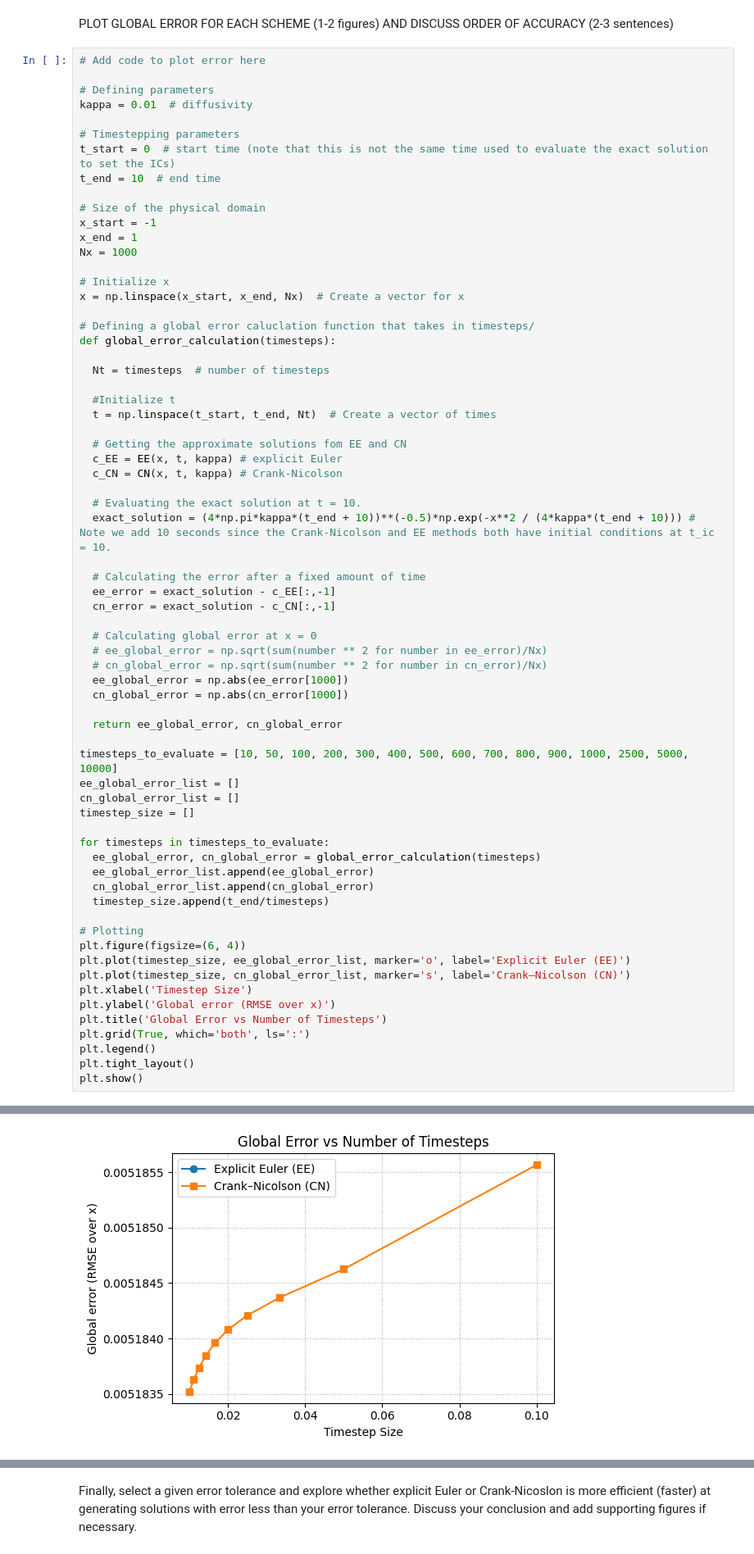
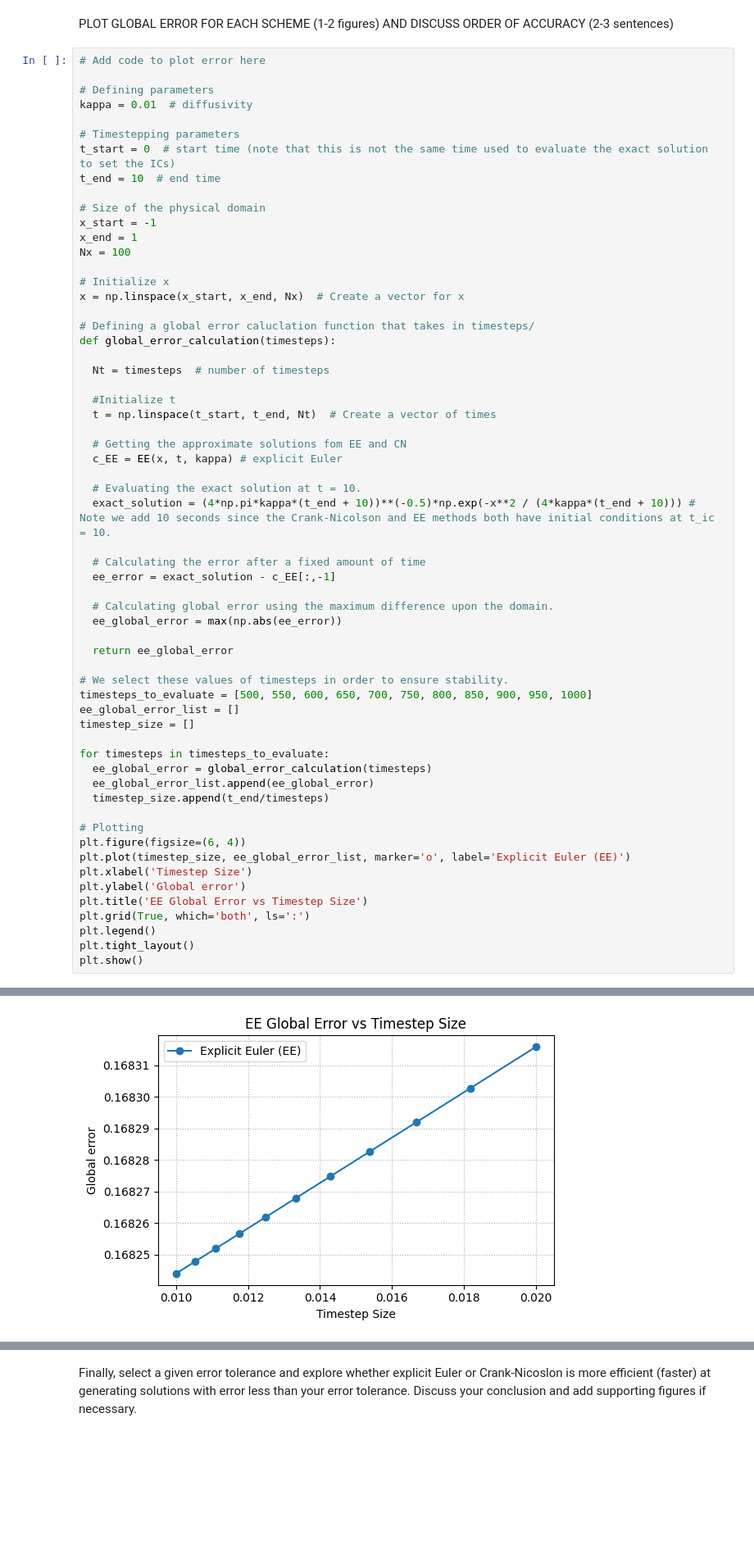
Before and after one commit to vantran1/QCES, a Jupyter notebook: Project1_numerical_methods.ipynb, the cells around one changed output, grey strips where cells are left out. Shown at 82% size. Drawn from its saved outputs; the diff is of its cells as text; blank space fills up the shorter version.

```diff
--- a/Project1_numerical_methods.ipynb
+++ b/Project1_numerical_methods.ipynb
@@ -436,7 +436,7 @@ t_end = 10  # end time
 # Size of the physical domain
 x_start = -1
 x_end = 1
-Nx = 1000
+Nx = 100
 
 # Initialize x
 x = np.linspace(x_start, x_end, Nx)  # Create a vector for x
@@ -451,41 +451,34 @@ def global_error_calculation(timesteps):
 
   # Getting the approximate solutions fom EE and CN
   c_EE = EE(x, t, kappa) # explicit Euler
-  c_CN = CN(x, t, kappa) # Crank-Nicolson
 
   # Evaluating the exact solution at t = 10.
   exact_solution = (4*np.pi*kappa*(t_end + 10))**(-0.5)*np.exp(-x**2 / (4*kappa*(t_end + 10))) # Note we add 10 seconds since the Crank-Nicolson and EE methods both have initial conditions at t_ic = 10.
 
   # Calculating the error after a fixed amount of time
   ee_error = exact_solution - c_EE[:,-1]
-  cn_error = exact_solution - c_CN[:,-1]
 
-  # Calculating global error at x = 0
-  # ee_global_error = np.sqrt(sum(number ** 2 for number in ee_error)/Nx)
-  # cn_global_error = np.sqrt(sum(number ** 2 for number in cn_error)/Nx)
-  ee_global_error = np.abs(ee_error[1000])
-  cn_global_error = np.abs(cn_error[1000])
+  # Calculating global error using the maximum difference upon the domain.
+  ee_global_error = max(np.abs(ee_error))
 
-  return ee_global_error, cn_global_error
+  return ee_global_error
 
-timesteps_to_evaluate = [10, 50, 100, 200, 300, 400, 500, 600, 700, 800, 900, 1000, 2500, 5000, 10000]
+# We select these values of timesteps in order to ensure stability.
+timesteps_to_evaluate = [500, 550, 600, 650, 700, 750, 800, 850, 900, 950, 1000]
 ee_global_error_list = []
-cn_global_error_list = []
 timestep_size = []
 
 for timesteps in timesteps_to_evaluate:
-  ee_global_error, cn_global_error = global_error_calculation(timesteps)
+  ee_global_error = global_error_calculation(timesteps)
   ee_global_error_list.append(ee_global_error)
-  cn_global_error_list.append(cn_global_error)
   timestep_size.append(t_end/timesteps)
 
 # Plotting
 plt.figure(figsize=(6, 4))
 plt.plot(timestep_size, ee_global_error_list, marker='o', label='Explicit Euler (EE)')
-plt.plot(timestep_size, cn_global_error_list, marker='s', label='Crank–Nicolson (CN)')
 plt.xlabel('Timestep Size')
-plt.ylabel('Global error (RMSE over x)')
-plt.title('Global Error vs Number of Timesteps')
+plt.ylabel('Global error')
+plt.title('EE Global Error vs Timestep Size')
 plt.grid(True, which='both', ls=':')
 plt.legend()
 plt.tight_layout()
@@ -514 +498 @@ Crank-Nicolson method took 6.12 seconds
-[figure, old version]
+[figure, new version]
```
Also changed, not shown: parts of 18 cells of this notebook.
